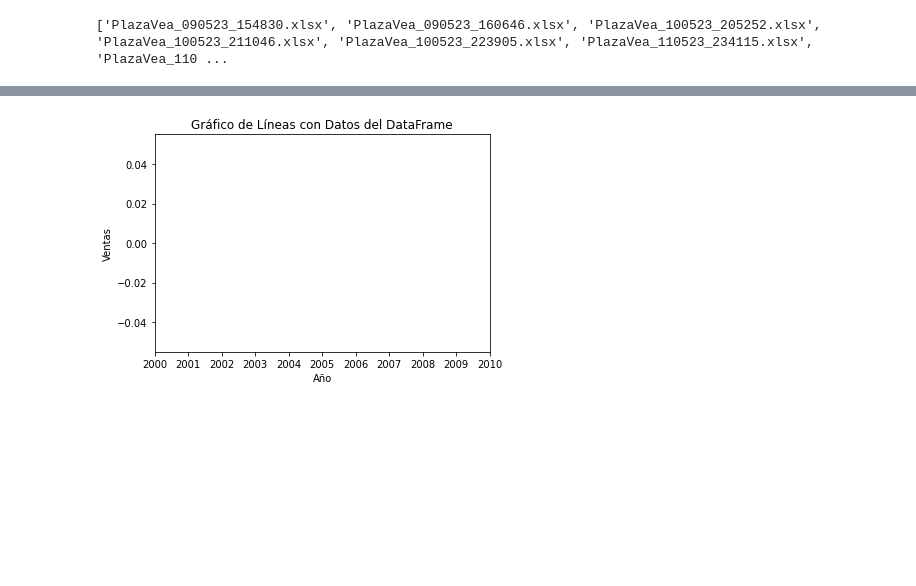
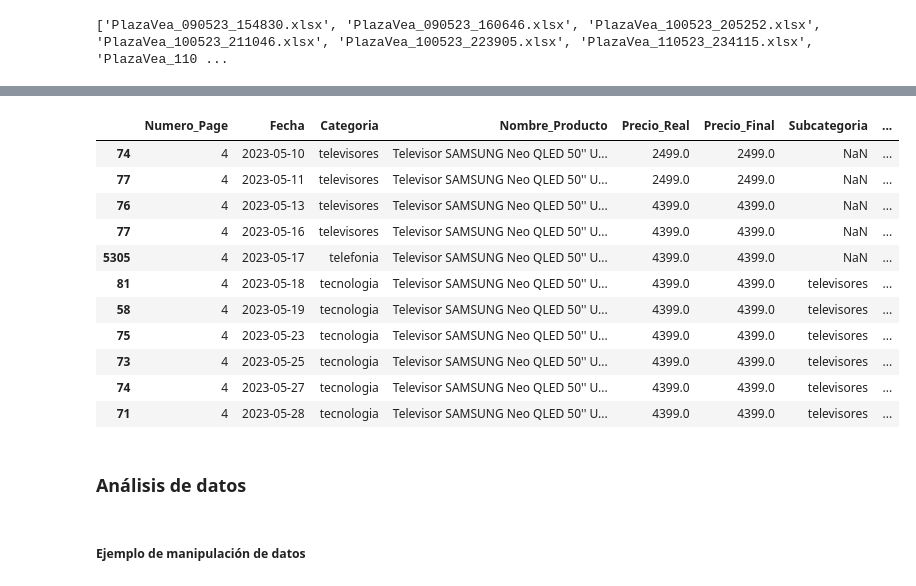
Before and after one commit to luisarhuide/Scrapping_Project, a Jupyter notebook: Exploracion_Data.ipynb, the cells around one changed output, grey strips where cells are left out. Saved outputs shown, nothing was run; the diff lists cells and outputs as text; code cells hidden in the pictures; blank space fills up the shorter version.

```diff
--- a/Exploracion_Data.ipynb
+++ b/Exploracion_Data.ipynb
@@ -269,30 +113,31 @@ plt.show()
-# %%
-# DataFrame de ejemplo
-data = {'Fecha': [2018, 2019, 2020, 2021, 2022],
-        'Ventas': [100, 150, 200, 180, 250],
-        'Venta2': [200, 300, 500, 300, 350],
-        'Producto': ['A', 'B', 'C', 'D', 'E']}
-
-df = pd.DataFrame(data)
-
-# Generar el gráfico de líneas
-plt.plot(df_alerta['Fecha'], df_alerta['Precio_Real'])
-
-
-range(len(df_alerta))
-
-# Mostrar los datos en el gráfico
-for i in range(len(df_alerta)):
-    plt.text(df_alerta['Fecha'][i], df_alerta['Ventas'][i], df_alerta['Precio_Real'][i], ha='center', va='bottom')
-
-
-
-# Personalizar el gráfico
-plt.xlabel('Año')
-plt.ylabel('Ventas')
-plt.title('Gráfico de Líneas con Datos del DataFrame')
-
-# Mostrar el gráfico
-plt.show()
-# %% [output]
-[figure, removed]
+# %%
+# Obtener un codigo unico por producto
+df['Codigo_Producto'] = pd.factorize(df['Nombre_Producto'])[0] + 1
+# %%
+# Ordenar el DataFrame por 'Fecha' y 'Precio_Real' en orden ascendente
+df_origen = df.sort_values(['Fecha', 'Precio_Real'],ascending=[True, True])
+
+# Para que solo exista un unico resgistro por fecha y producto
+df_origen['RowNumber'] = df_origen.groupby(['Fecha','Nombre_Producto']).cumcount() + 1
+
+df_origen = df_origen[df_origen['RowNumber'] == 1]
+df_origen = df_origen.drop('RowNumber', axis=1)
+# %%
+df_origen[df_origen['Codigo_Producto'] == 2663]
+# %% [output]
+|  | Numero_Page | Fecha | Categoria | Nombre_Producto | Precio_Real | Precio_Final | Subcategoria | ... |
+| 74 | 4 | 2023-05-10 | televisores | Televisor SAMSUNG Neo QLED 50'' U... | 2499.0 | 2499.0 | NaN | ... |
+| 77 | 4 | 2023-05-11 | televisores | Televisor SAMSUNG Neo QLED 50'' U... | 2499.0 | 2499.0 | NaN | ... |
+| 76 | 4 | 2023-05-13 | televisores | Televisor SAMSUNG Neo QLED 50'' U... | 4399.0 | 4399.0 | NaN | ... |
+| 77 | 4 | 2023-05-16 | televisores | Televisor SAMSUNG Neo QLED 50'' U... | 4399.0 | 4399.0 | NaN | ... |
+| 5305 | 4 | 2023-05-17 | telefonia | Televisor SAMSUNG Neo QLED 50'' U... | 4399.0 | 4399.0 | NaN | ... |
+| 81 | 4 | 2023-05-18 | tecnologia | Televisor SAMSUNG Neo QLED 50'' U... | 4399.0 | 4399.0 | televisores | ... |
+| 58 | 4 | 2023-05-19 | tecnologia | Televisor SAMSUNG Neo QLED 50'' U... | 4399.0 | 4399.0 | televisores | ... |
+| 75 | 4 | 2023-05-23 | tecnologia | Televisor SAMSUNG Neo QLED 50'' U... | 4399.0 | 4399.0 | televisores | ... |
+| 73 | 4 | 2023-05-25 | tecnologia | Televisor SAMSUNG Neo QLED 50'' U... | 4399.0 | 4399.0 | televisores | ... |
+| 74 | 4 | 2023-05-27 | tecnologia | Televisor SAMSUNG Neo QLED 50'' U... | 4399.0 | 4399.0 | televisores | ... |
+| 71 | 4 | 2023-05-28 | tecnologia | Televisor SAMSUNG Neo QLED 50'' U... | 4399.0 | 4399.0 | televisores | ... |
+# %% [markdown]
+### Análisis de datos
+# %% [markdown]
+##### Ejemplo de manipulación de datos
```
Also changed, not shown: parts of 49 cells of this notebook, 3 other files.
